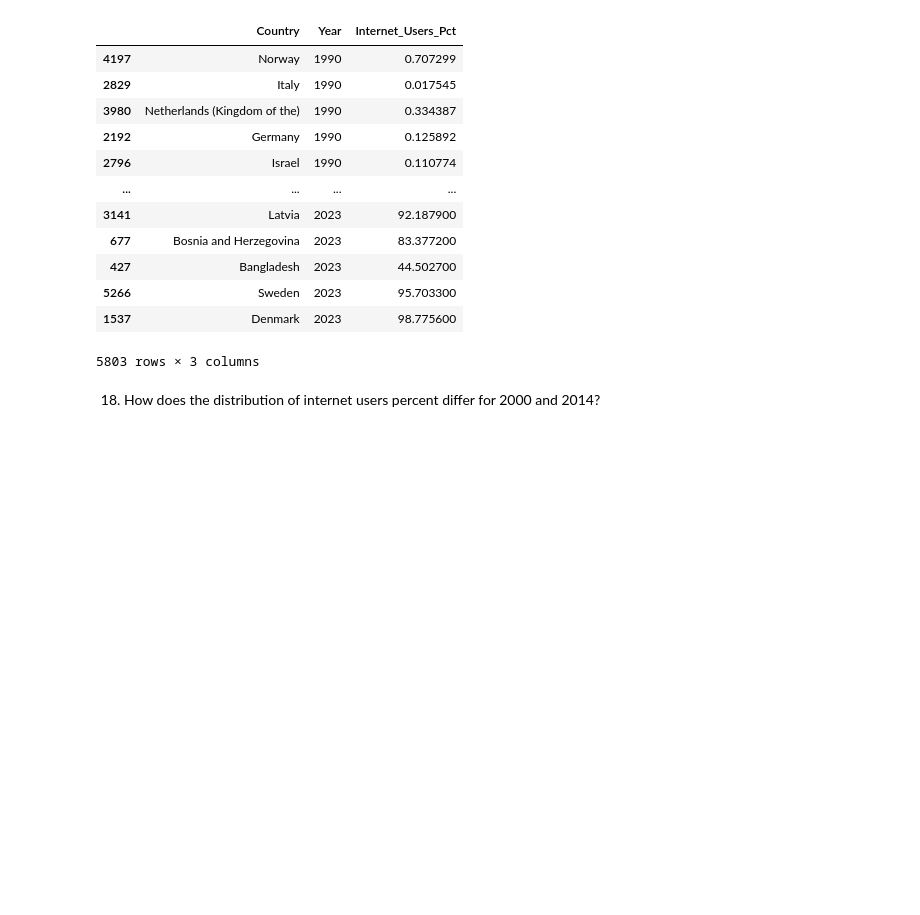
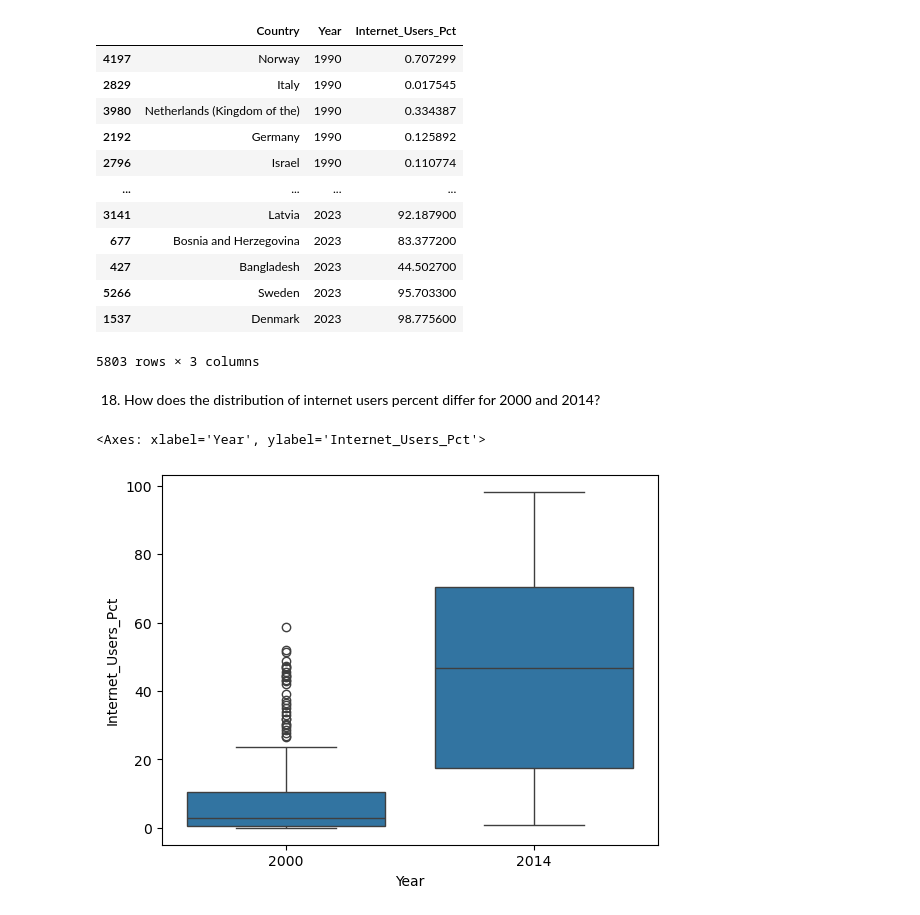
Before and after one commit to NSS-Data-Analytics-Cohort-15/un-exploration-krithikkuppusamy, a Jupyter notebook: notebooks/krithika_un_project.ipynb, the cells around one changed output. Cells and saved outputs as stored; diff of their text form; code cells hidden in the pictures; blank space fills up the shorter version.

```diff
--- a/notebooks/krithika_un_project.ipynb
+++ b/notebooks/krithika_un_project.ipynb
@@ -406,4 +406,9 @@ internet_df.loc[internet_df["Internet_Users_Pct"]!=0].sort_values("Year")
 # %% [markdown]
 18. How does the distribution of internet users percent differ for 2000 and 2014?
 # %%
-internet_df.loc[internet_df.Year.isin([2000,2014])]
+internet_2000_2014=internet_df.loc[internet_df.Year.isin([2000,2014])]
+# %%
+sns.boxplot(data = internet_2000_2014, x = 'Year', y = 'Internet_Users_Pct')
+# %% [output]
+<Axes: xlabel='Year', ylabel='Internet_Users_Pct'>
+[figure, added]
```
Also changed, not shown: parts of 5 cells of this notebook.
